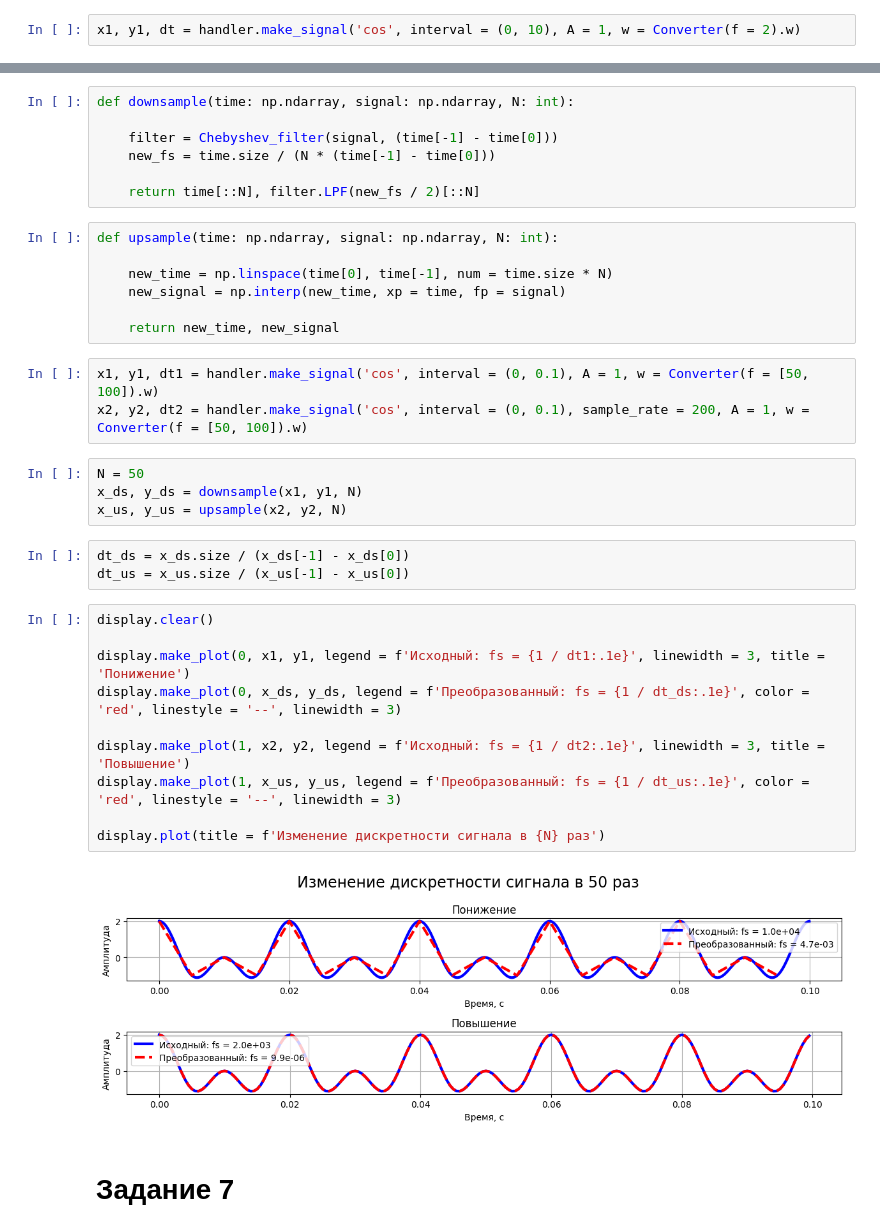
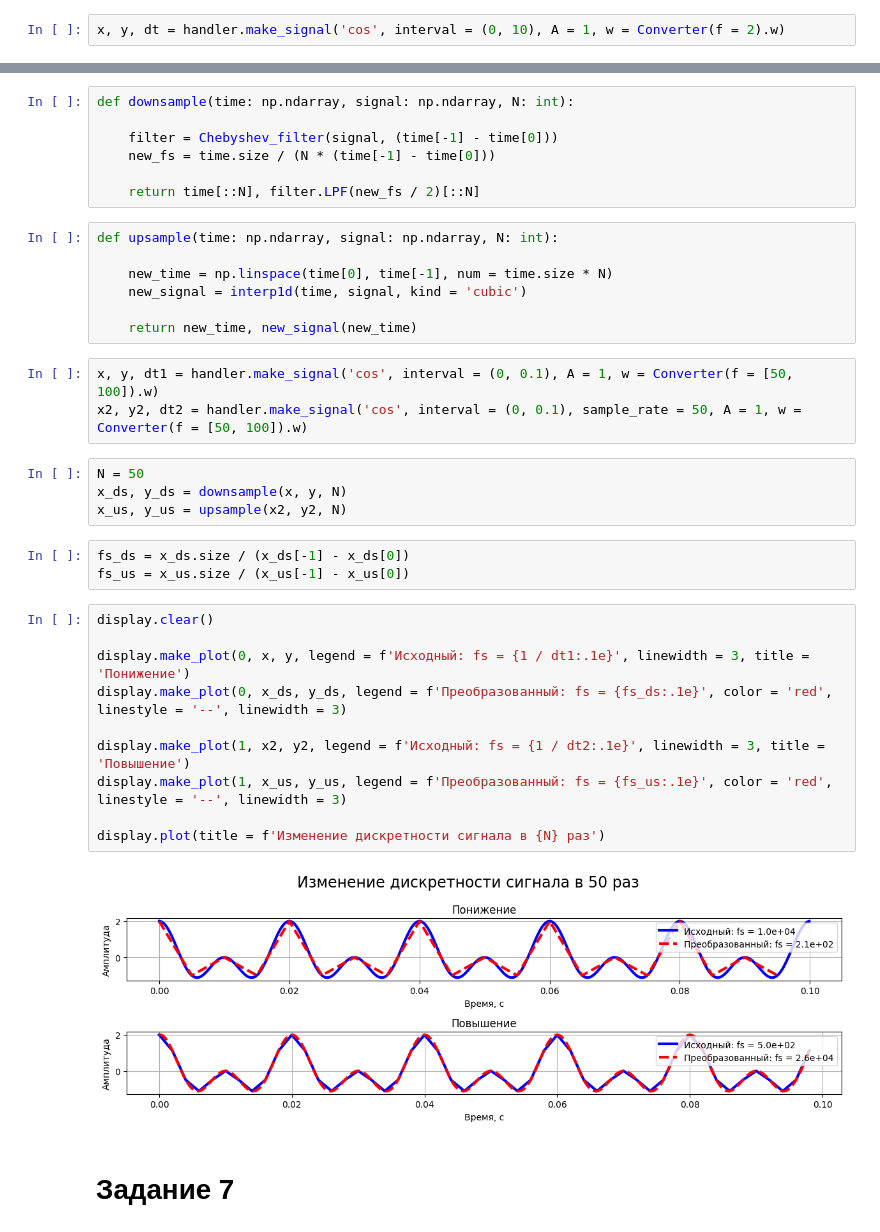
Before and after one commit to HerrPhoton/Digital-signal-processing, a Jupyter notebook: Lab7.ipynb, the cells around one changed output, grey strips where cells are left out. Drawn from its saved outputs; the diff is of its cells as text.

```diff
--- a/Lab7.ipynb
+++ b/Lab7.ipynb
@@ -124,5 +147,5 @@ def spectral_interpolation(time: np.ndarray, signal: np.ndarray, break_time: tup
 
     return np.concatenate([signal1, link1, signal_restored, link2, signal2])
 # %%
-x1, y1, dt = handler.make_signal('cos', interval = (0, 10), A = 1, w = Converter(f = 2).w)
+x, y, dt = handler.make_signal('cos', interval = (0, 10), A = 1, w = Converter(f = 2).w)
 # %%
@@ -177,31 +200,31 @@ def downsample(time: np.ndarray, signal: np.ndarray, N: int):
 def upsample(time: np.ndarray, signal: np.ndarray, N: int):
 
     new_time = np.linspace(time[0], time[-1], num = time.size * N)
-    new_signal = np.interp(new_time, xp = time, fp = signal)
+    new_signal = interp1d(time, signal, kind = 'cubic')
 
-    return new_time, new_signal
+    return new_time, new_signal(new_time)
 # %%
-x1, y1, dt1 = handler.make_signal('cos', interval = (0, 0.1), A = 1, w = Converter(f = [50, 100]).w)
-x2, y2, dt2 = handler.make_signal('cos', interval = (0, 0.1), sample_rate = 200, A = 1, w = Converter(f = [50, 100]).w)
+x, y, dt1 = handler.make_signal('cos', interval = (0, 0.1), A = 1, w = Converter(f = [50, 100]).w)
+x2, y2, dt2 = handler.make_signal('cos', interval = (0, 0.1), sample_rate = 50, A = 1, w = Converter(f = [50, 100]).w)
 # %%
 N = 50
-x_ds, y_ds = downsample(x1, y1, N)
+x_ds, y_ds = downsample(x, y, N)
 x_us, y_us = upsample(x2, y2, N)
 # %%
-dt_ds = x_ds.size / (x_ds[-1] - x_ds[0])
-dt_us = x_us.size / (x_us[-1] - x_us[0])
+fs_ds = x_ds.size / (x_ds[-1] - x_ds[0])
+fs_us = x_us.size / (x_us[-1] - x_us[0])
 # %%
 display.clear()
 
-display.make_plot(0, x1, y1, legend = f'Исходный: fs = {1 / dt1:.1e}', linewidth = 3, title = 'Понижение')
-display.make_plot(0, x_ds, y_ds, legend = f'Преобразованный: fs = {1 / dt_ds:.1e}', color = 'red', linestyle = '--', linewidth = 3)
+display.make_plot(0, x, y, legend = f'Исходный: fs = {1 / dt1:.1e}', linewidth = 3, title = 'Понижение')
+display.make_plot(0, x_ds, y_ds, legend = f'Преобразованный: fs = {fs_ds:.1e}', color = 'red', linestyle = '--', linewidth = 3)
 
 display.make_plot(1, x2, y2, legend = f'Исходный: fs = {1 / dt2:.1e}', linewidth = 3, title = 'Повышение')
-display.make_plot(1, x_us, y_us, legend = f'Преобразованный: fs = {1 / dt_us:.1e}', color = 'red', linestyle = '--', linewidth = 3)
+display.make_plot(1, x_us, y_us, legend = f'Преобразованный: fs = {fs_us:.1e}', color = 'red', linestyle = '--', linewidth = 3)
 
 display.plot(title = f'Изменение дискретности сигнала в {N} раз')
 # %% [output]
-[figure, old version]
+[figure, new version]
 # %% [markdown]
 # Задание 7
 # %%
```
Also changed, not shown: parts of 24 cells of this notebook.
